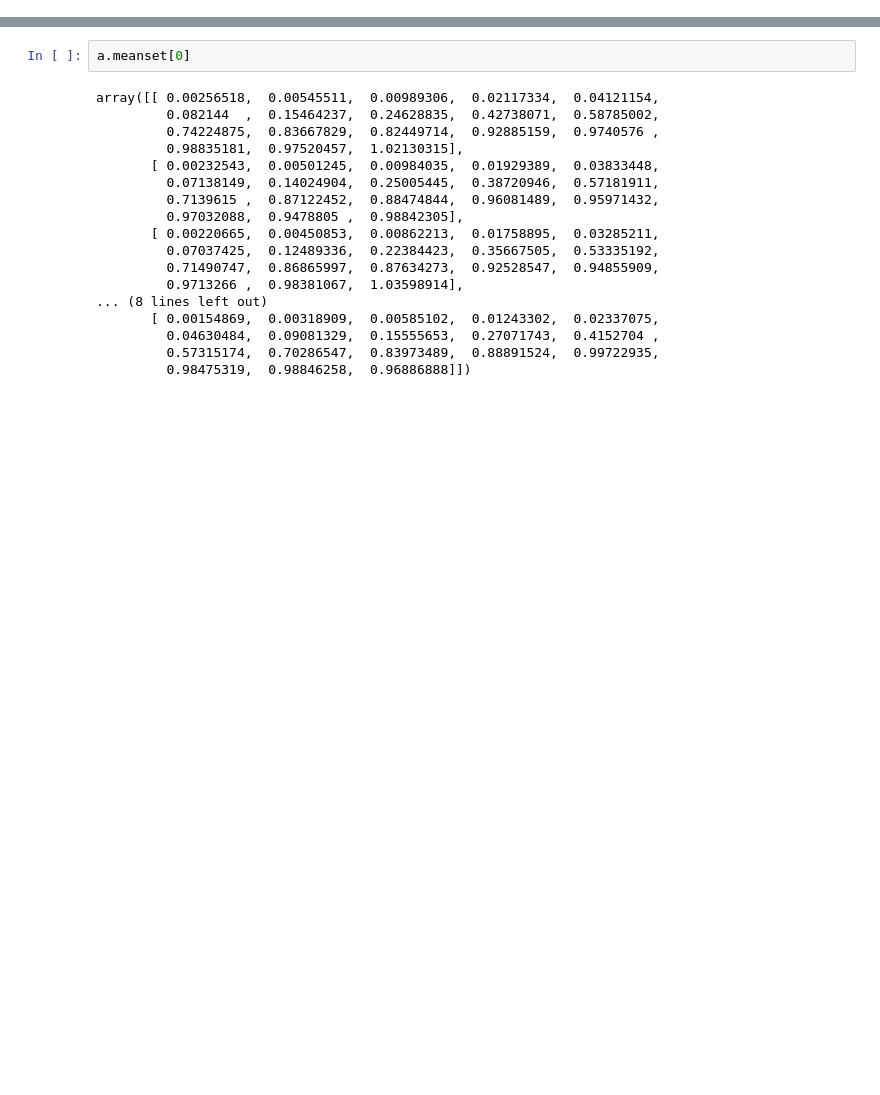
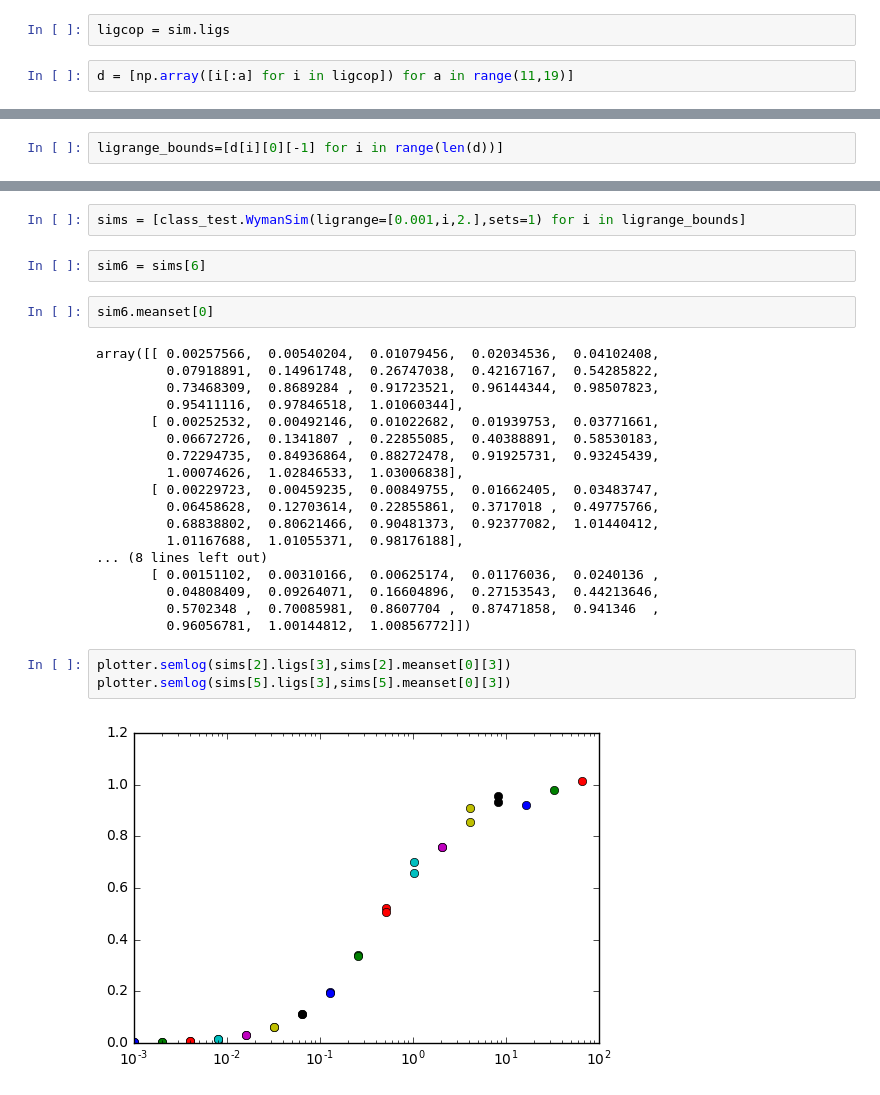
Before and after one commit to mcfitzgerald/thesis2.0, a Jupyter notebook: ipythes/working_jan17/simulated_sets/Untitled.ipynb, the cells around one changed output, grey strips where cells are left out. Drawn from its saved outputs; the diff is of its cells as text; blank space fills up the shorter version.

```diff
--- a/ipythes/working_jan17/simulated_sets/Untitled.ipynb
+++ b/ipythes/working_jan17/simulated_sets/Untitled.ipynb
@@ -8,0 +116,4 @@ array([   3. ,    2. ,    0.1,  100. ])
+# %%
+ligcop = sim.ligs
+# %%
+d = [np.array([i[:a] for i in ligcop]) for a in range(11,19)]
@@ -8,0 +176,2 @@ array([   3. ,    2. ,    0.1,  100. ])
+# %%
+ligrange_bounds=[d[i][0][-1] for i in range(len(d))]
@@ -9,20 +198,29 @@ array([   3. ,    2. ,    0.1,  100. ])
+# %%
+sims = [class_test.WymanSim(ligrange=[0.001,i,2.],sets=1) for i in ligrange_bounds]
+# %%
+sim6 = sims[6]
 # %%
-a.meanset[0]
+sim6.meanset[0]
 # %% [output]
-array([[ 0.00256518,  0.00545511,  0.00989306,  0.02117334,  0.04121154,
-         0.082144  ,  0.15464237,  0.24628835,  0.42738071,  0.58785002,
-         0.74224875,  0.83667829,  0.82449714,  0.92885159,  0.9740576 ,
-         0.98835181,  0.97520457,  1.02130315],
-       [ 0.00232543,  0.00501245,  0.00984035,  0.01929389,  0.03833448,
-         0.07138149,  0.14024904,  0.25005445,  0.38720946,  0.57181911,
-         0.7139615 ,  0.87122452,  0.88474844,  0.96081489,  0.95971432,
-         0.97032088,  0.9478805 ,  0.98842305],
-       [ 0.00220665,  0.00450853,  0.00862213,  0.01758895,  0.03285211,
-         0.07037425,  0.12489336,  0.22384423,  0.35667505,  0.53335192,
-         0.71490747,  0.86865997,  0.87634273,  0.92528547,  0.94855909,
-         0.9713266 ,  0.98381067,  1.03598914],
+array([[ 0.00257566,  0.00540204,  0.01079456,  0.02034536,  0.04102408,
+         0.07918891,  0.14961748,  0.26747038,  0.42167167,  0.54285822,
+         0.73468309,  0.8689284 ,  0.91723521,  0.96144344,  0.98507823,
+         0.95411116,  0.97846518,  1.01060344],
+       [ 0.00252532,  0.00492146,  0.01022682,  0.01939753,  0.03771661,
+         0.06672726,  0.1341807 ,  0.22855085,  0.40388891,  0.58530183,
+         0.72294735,  0.84936864,  0.88272478,  0.91925731,  0.93245439,
+         1.00074626,  1.02846533,  1.03006838],
+       [ 0.00229723,  0.00459235,  0.00849755,  0.01662405,  0.03483747,
+         0.06458628,  0.12703614,  0.22855861,  0.3717018 ,  0.49775766,
+         0.68838802,  0.80621466,  0.90481373,  0.92377082,  1.01440412,
+         1.01167688,  1.01055371,  0.98176188],
 ... (8 lines left out)
-       [ 0.00154869,  0.00318909,  0.00585102,  0.01243302,  0.02337075,
-         0.04630484,  0.09081329,  0.15555653,  0.27071743,  0.4152704 ,
-         0.57315174,  0.70286547,  0.83973489,  0.88891524,  0.99722935,
-         0.98475319,  0.98846258,  0.96886888]])
+       [ 0.00151102,  0.00310166,  0.00625174,  0.01176036,  0.0240136 ,
+         0.04808409,  0.09264071,  0.16604896,  0.27153543,  0.44213646,
+         0.5702348 ,  0.70085981,  0.8607704 ,  0.87471858,  0.941346  ,
+         0.96056781,  1.00144812,  1.00856772]])
+# %%
+plotter.semlog(sims[2].ligs[3],sims[2].meanset[0][3])
+plotter.semlog(sims[5].ligs[3],sims[5].meanset[0][3])
+# %% [output]
+[figure, added]
```
Also changed, not shown: parts of 37 cells of this notebook, 29 other files.
